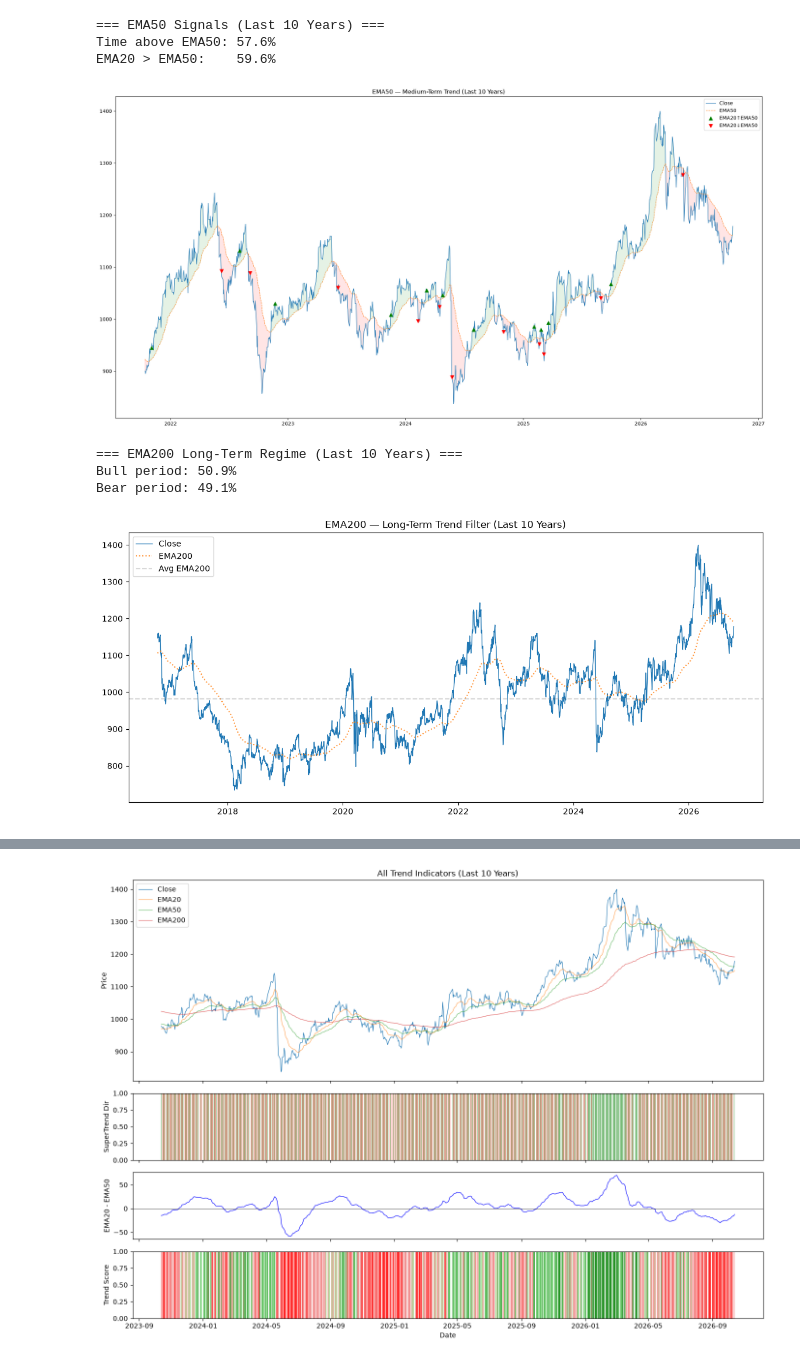
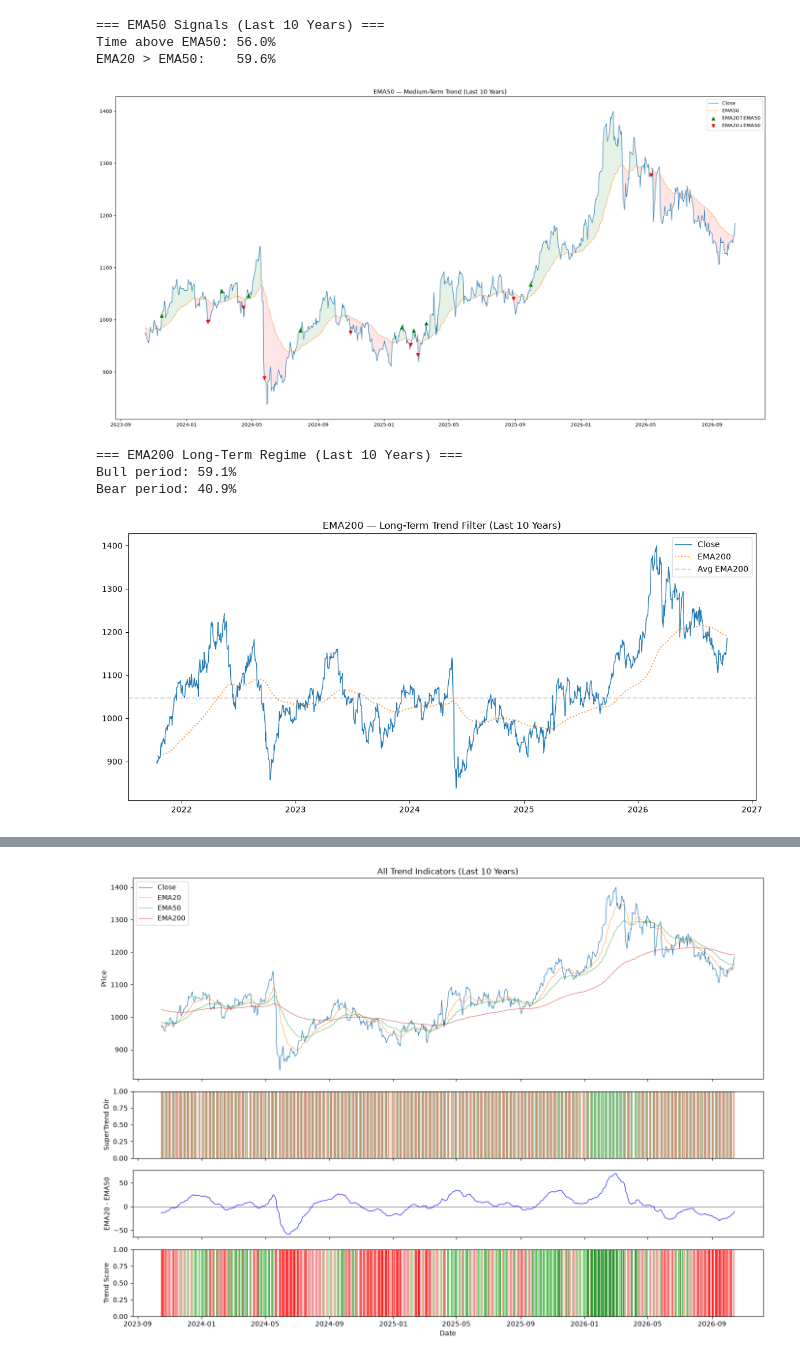
Before and after one commit to gavinklfong/stock-market-ta-local, a Jupyter notebook: notebook/trend_analysis.ipynb, the cells around one changed output, grey strips where cells are left out. Saved outputs shown, nothing was run; the diff lists cells and outputs as text; code cells hidden in the pictures.

```diff
--- a/notebook/trend_analysis.ipynb
+++ b/notebook/trend_analysis.ipynb
@@ -99,7 +99,7 @@ ema50 = df["ta_ema50"]
 close = df["Close"]
 
 # --- FILTER TO LAST 10 YEARS ---
-cutoff = df.index.max() - pd.DateOffset(years=5)
+cutoff = df.index.max() - pd.DateOffset(years=3)
 df_recent = df[df.index >= cutoff]
 
 close = df_recent["Close"]
@@ -135,40 +135,40 @@ ax.set_title("EMA50 — Medium-Term Trend (Last 10 Years)")
 plt.show()
 # %% [output]
 === EMA50 Signals (Last 10 Years) ===
-Time above EMA50: 57.6%
+Time above EMA50: 56.0%
 EMA20 > EMA50:    59.6%
-[figure, old version]
+[figure, new version]
 # %%
 # === 4. EMA200 ===
 ema200 = df["ta_ema200"]
 close = df["Close"]
 
 # --- FILTER TO LAST 10 YEARS ---
-cutoff = df.index.max() - pd.DateOffset(years=10)
+cutoff = df.index.max() - pd.DateOffset(years=5)
 df_recent = df[df.index >= cutoff]
 
 close = df_recent["Close"]
 ema200 = df_recent["ta_ema200"]
 
 df_recent["price_above_ema200"] = close > ema200
 df_recent["regime"] = df_recent["price_above_ema200"].map({True: "BULL", False: "BEAR"})
 
 print("\n=== EMA200 Long-Term Regime (Last 10 Years) ===")
 print(f"Bull period: {(df_recent['regime'] == 'BULL').mean()*100:.1f}%")
 print(f"Bear period: {(df_recent['regime'] == 'BEAR').mean()*100:.1f}%")
 
 fig, ax = plt.subplots(figsize=(14, 6))
 ax.plot(close.index, close, label="Close", linewidth=1)
 ax.plot(close.index, ema200, label="EMA200", linestyle=":", linewidth=1.5, alpha=0.8)
 ax.axhline(ema200.mean(), color="gray", linestyle="--", alpha=0.3, label="Avg EMA200")
 ax.legend()
 ax.set_title("EMA200 — Long-Term Trend Filter (Last 10 Years)")
 plt.show()
 # %% [output]
 === EMA200 Long-Term Regime (Last 10 Years) ===
-Bull period: 50.9%
-Bear period: 49.1%
+Bull period: 59.1%
+Bear period: 40.9%
-[figure, old version]
+[figure, new version]
 # %%
 # === 5. Golden Cross & Death Cross ===
 # --- COMPUTE ON FULL DF SO LATER SECTIONS CAN REFERENCE ---
```
Also changed, not shown: parts of 12 cells of this notebook, 18 other files.
